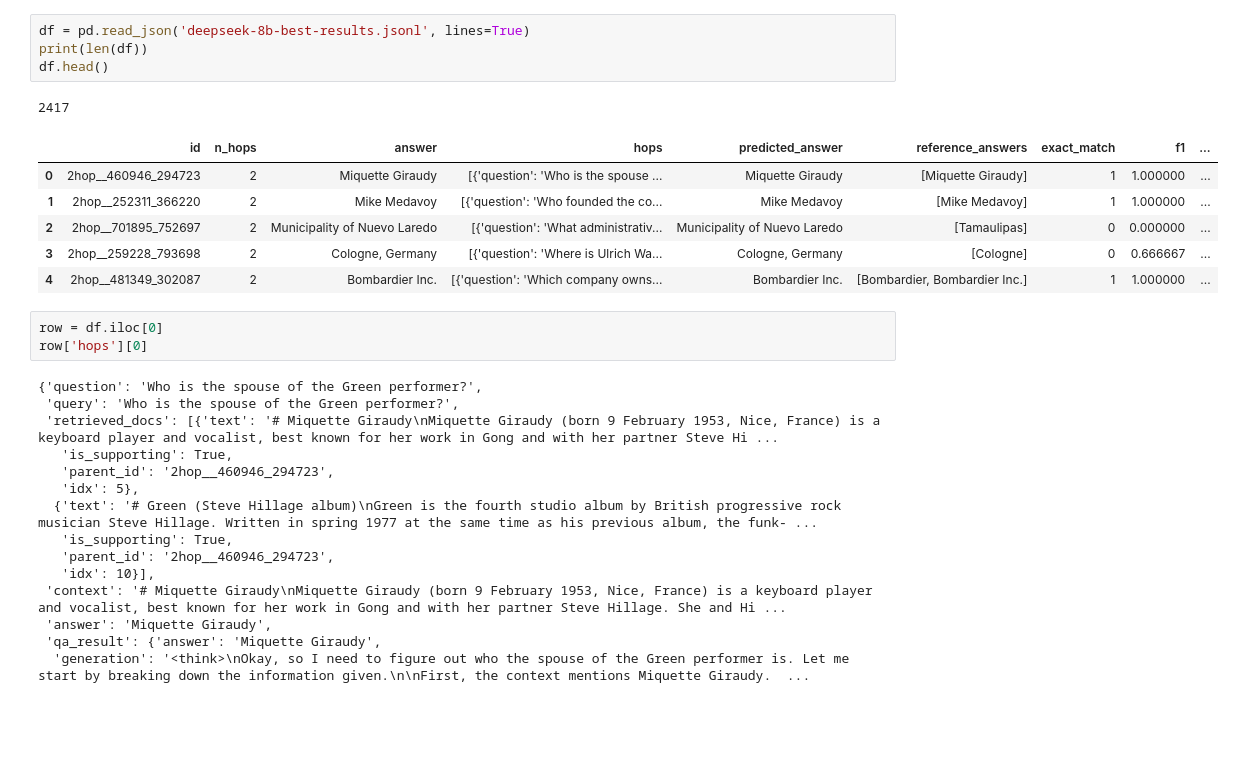
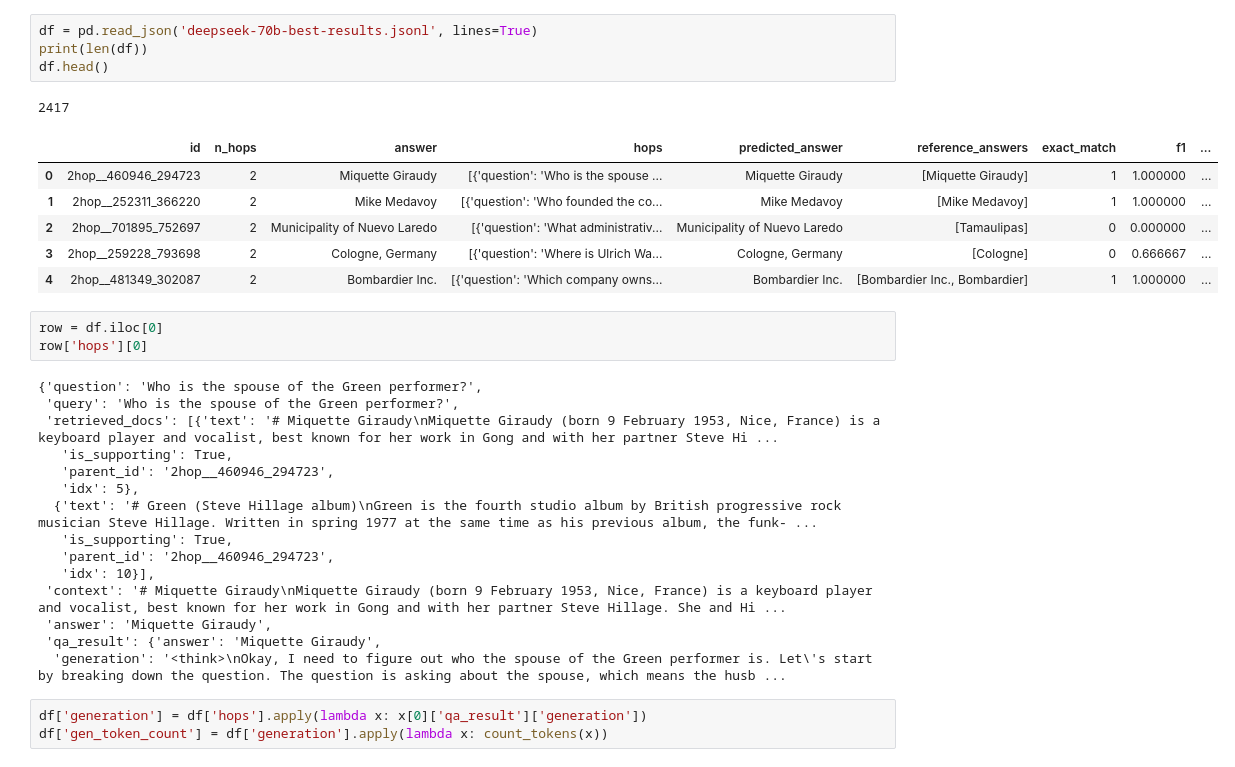
Before and after one commit to bdsaglam/pipeline-mhqa-manual, a Jupyter notebook: nbs/musique-full-manual-new/inspect.ipynb, the cells around one changed output. Drawn from its saved outputs; the diff is of its cells as text; blank space fills up the shorter version.

```diff
--- a/nbs/musique-full-manual-new/inspect.ipynb
+++ b/nbs/musique-full-manual-new/inspect.ipynb
@@ -7,15 +17,15 @@ from pathlib import Path
 # %%
-df = pd.read_json('deepseek-8b-best-results.jsonl', lines=True)
+df = pd.read_json('deepseek-70b-best-results.jsonl', lines=True)
 print(len(df))
 df.head()
 # %% [output]
 2417
 |  | id | n_hops | answer | hops | predicted_answer | reference_answers | exact_match | f1 | ... |
 | 0 | 2hop__460946_294723 | 2 | Miquette Giraudy | [{'question': 'Who is the spouse ... | Miquette Giraudy | [Miquette Giraudy] | 1 | 1.000000 | ... |
 | 1 | 2hop__252311_366220 | 2 | Mike Medavoy | [{'question': 'Who founded the co... | Mike Medavoy | [Mike Medavoy] | 1 | 1.000000 | ... |
 | 2 | 2hop__701895_752697 | 2 | Municipality of Nuevo Laredo | [{'question': 'What administrativ... | Municipality of Nuevo Laredo | [Tamaulipas] | 0 | 0.000000 | ... |
 | 3 | 2hop__259228_793698 | 2 | Cologne, Germany | [{'question': 'Where is Ulrich Wa... | Cologne, Germany | [Cologne] | 0 | 0.666667 | ... |
-| 4 | 2hop__481349_302087 | 2 | Bombardier Inc. | [{'question': 'Which company owns... | Bombardier Inc. | [Bombardier, Bombardier Inc.] | 1 | 1.000000 | ... |
+| 4 | 2hop__481349_302087 | 2 | Bombardier Inc. | [{'question': 'Which company owns... | Bombardier Inc. | [Bombardier Inc., Bombardier] | 1 | 1.000000 | ... |
 # %%
 row = df.iloc[0]
 row['hops'][0]
@@ -33,7 +43,10 @@ row['hops'][0]
  'context': '# Miquette Giraudy\nMiquette Giraudy (born 9 February 1953, Nice, France) is a keyboard player and vocalist, best known for her work in Gong and with her partner Steve Hillage. She and Hi ...
  'answer': 'Miquette Giraudy',
  'qa_result': {'answer': 'Miquette Giraudy',
-  'generation': '<think>\nOkay, so I need to figure out who the spouse of the Green performer is. Let me start by breaking down the information given.\n\nFirst, the context mentions Miquette Giraudy.  ...
+  'generation': '<think>\nOkay, I need to figure out who the spouse of the Green performer is. Let\'s start by breaking down the question. The question is asking about the spouse, which means the husb ...
+# %%
+df['generation'] = df['hops'].apply(lambda x: x[0]['qa_result']['generation'])
+df['gen_token_count'] = df['generation'].apply(lambda x: count_tokens(x))
 # %%
 success_mask = df['f1'] > 0.5
 fail_df = df[~success_mask]
```
Also changed, not shown: parts of 10 cells of this notebook, 7 other files.
